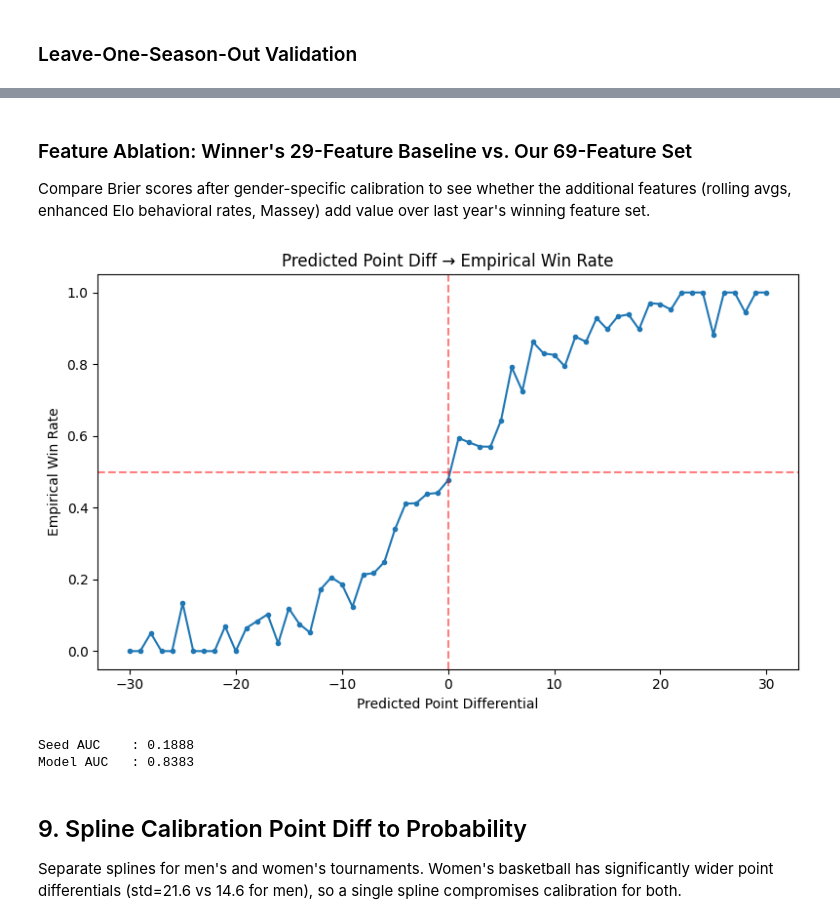
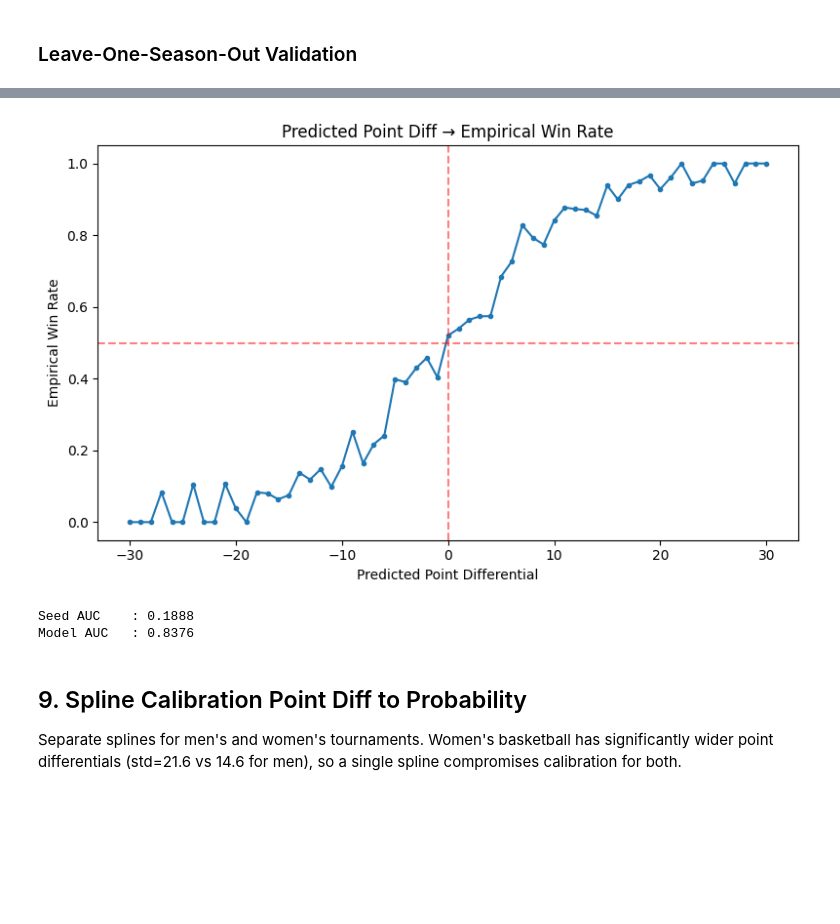
Before and after one commit to isaacvm98/march-machine-learning-mania-2026, a Jupyter notebook: integrated-model.ipynb, the cells around one changed output, grey strips where cells are left out. Saved outputs shown, nothing was run; the diff lists cells and outputs as text; code cells hidden in the pictures; blank space fills up the shorter version.

```diff
--- a/integrated-model.ipynb
+++ b/integrated-model.ipynb
@@ -97,7 +164,9 @@ seeds_T2 = seeds[["Season", "TeamID", "seed"]].copy()
 seeds_T1.columns = ["Season", "T1_TeamID", "T1_seed"]
 seeds_T2.columns = ["Season", "T2_TeamID", "T2_seed"]
 
-tourney_data = tourney_data[["Season", "T1_TeamID", "T2_TeamID", "PointDiff", "win", "men_women"]]
+tourney_data = tourney_data[
+    ["Season", "T1_TeamID", "T2_TeamID", "PointDiff", "win", "men_women"]
+]
 tourney_data = pd.merge(tourney_data, seeds_T1, on=["Season", "T1_TeamID"], how="left")
 tourney_data = pd.merge(tourney_data, seeds_T2, on=["Season", "T2_TeamID"], how="left")
 tourney_data["Seed_diff"] = tourney_data["T2_seed"] - tourney_data["T1_seed"]
@@ -573,33 +803,37 @@ average mae: 9.1421
-# %% [markdown]
-### Feature Ablation: Winner's 29-Feature Baseline vs. Our 69-Feature Set
-Compare Brier scores after gender-specific calibration to see whether the additional features (rolling avgs, enhanced Elo behavioral rates, Massey) add value over last year's winning feature set.
 # %%
 BLEND_W = 1.0  # XGBoost only
 # %%
 from sklearn.metrics import roc_auc_score
 
 df = pd.DataFrame(
-    {"Season": oof_ss, "pred": oof_preds, "label": [(t > 0) * 1 for t in oof_targets], "men_women": tourney_data["men_women"].values}
+    {
+        "Season": oof_ss,
+        "pred": oof_preds,
+        "label": [(t > 0) * 1 for t in oof_targets],
+        "men_women": tourney_data["men_women"].values,
+    }
 )
 df["pred_pointdiff"] = df["pred"].round()
 xdf = df.clip(-30, 30).groupby("pred_pointdiff")[["label"]].mean().reset_index()
 
 plt.figure(figsize=(8, 5))
 plt.plot(xdf["pred_pointdiff"], xdf["label"], marker="o", markersize=3)
 plt.xlabel("Predicted Point Differential")
 plt.ylabel("Empirical Win Rate")
 plt.title("Predicted Point Diff \u2192 Empirical Win Rate")
 plt.axhline(0.5, color="red", linestyle="--", alpha=0.5)
 plt.axvline(0, color="red", linestyle="--", alpha=0.5)
 plt.tight_layout()
 plt.show()
 
-print(f"Seed AUC    : {roc_auc_score(1 - tourney_data['win'], tourney_data['Seed_diff']):.4f}")
+print(
+    f"Seed AUC    : {roc_auc_score(1 - tourney_data['win'], tourney_data['Seed_diff']):.4f}"
+)
 print(f"Model AUC   : {roc_auc_score(df['label'], df['pred']):.4f}")
 # %% [output]
-[figure, old version]
+[figure, new version]
 Seed AUC    : 0.1888
-Model AUC   : 0.8383
+Model AUC   : 0.8376
 # %% [markdown]
 ## 9. Spline Calibration Point Diff to Probability
 
```
Also changed, not shown: parts of 32 cells of this notebook, 15 other files.
